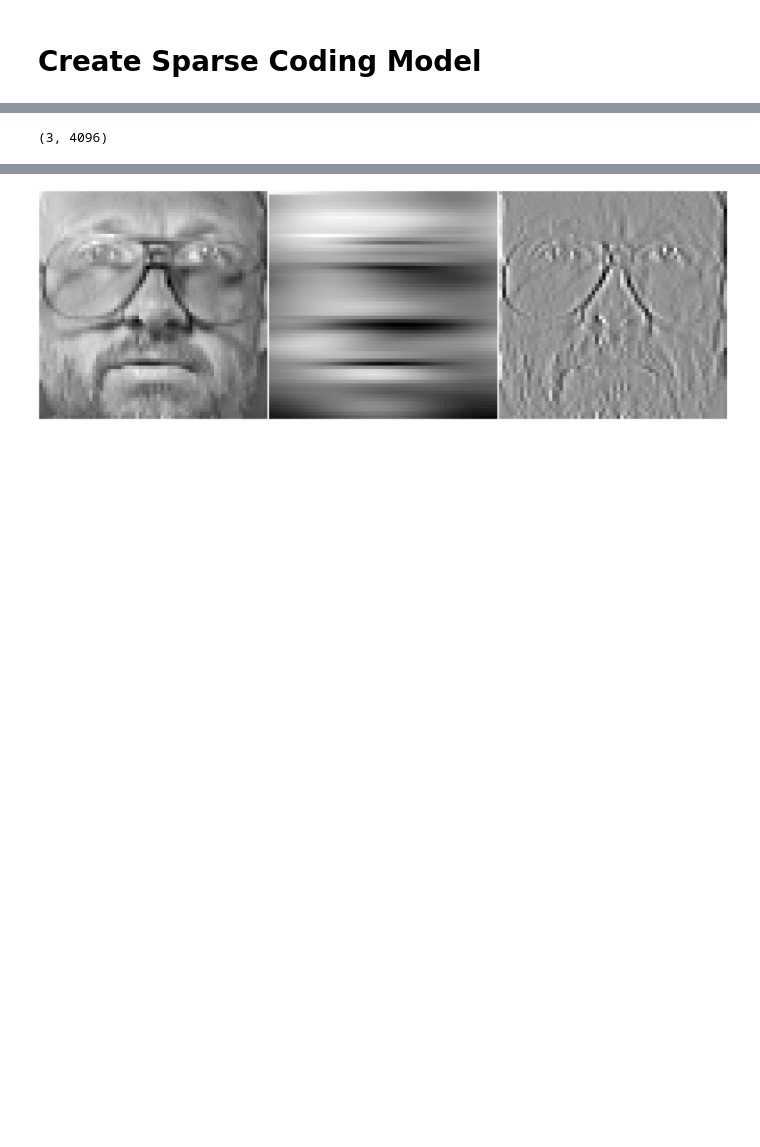
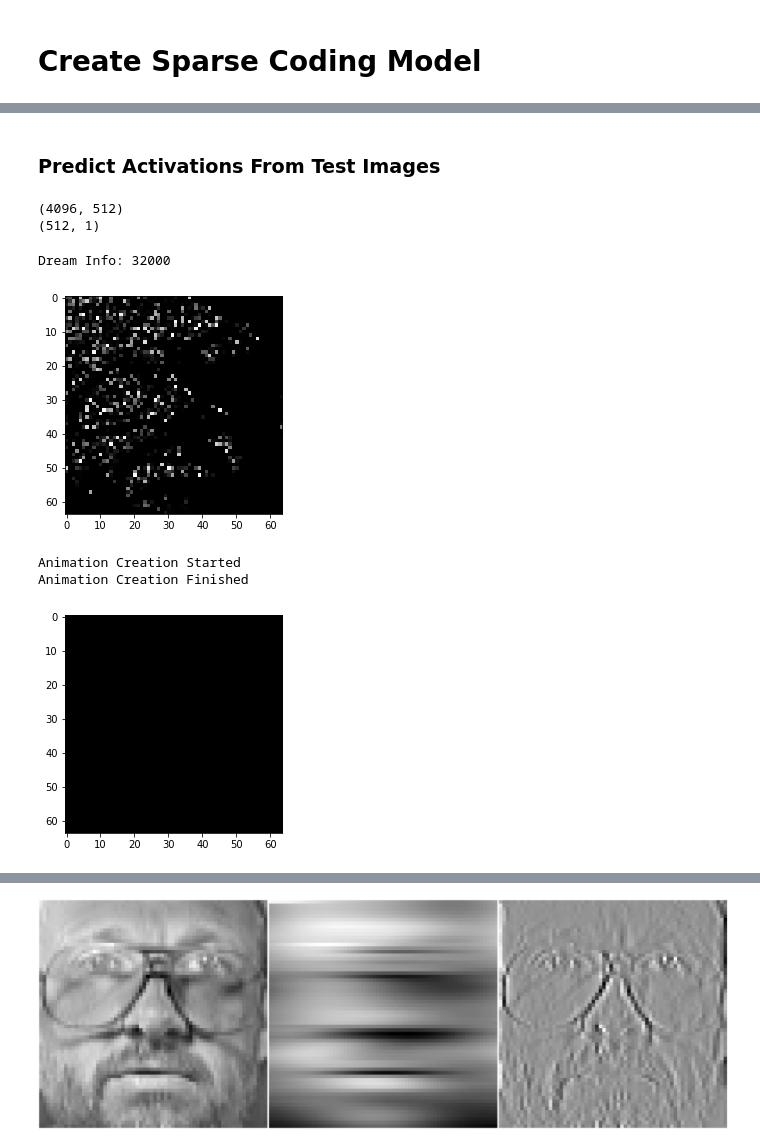
Before and after one commit to saarangp/dreammachines, a Jupyter notebook: sparse_dreams.ipynb, the cells around one changed output, grey strips where cells are left out. Cells and saved outputs as stored; diff of their text form; code cells hidden in the pictures; blank space fills up the shorter version.

```diff
--- a/sparse_dreams.ipynb
+++ b/sparse_dreams.ipynb
@@ -98,4 +117,2 @@ X_pred = model.generate(activations)
-# %%
-X_test.shape
-# %% [output]
-(3, 4096)
+# %% [markdown]
+### Predict Activations From Test Images
@@ -101,0 +121,39 @@ X_test.shape
+# %%
+h = hm.helmholtz([4096,512], 'beta', .1) #TODO: How are the [] params set?
+
+for i in tqdm(range(n_activations)):
+    img = model.Phi[:, i].reshape(image_shape)
+    h.train(image)
+
+# for image in tqdm(temp):
+#     image = image.reshape(1, -1)
+#     # print(f"image: {image.shape}")
+#     h.train(image)
+
+dreams = h.dreams
+print("Dream Info:", len(dreams)), len(dreams[0])
+
+plt.figure()
+plt.imshow(dreams[-1].reshape(image_shape), cmap = 'gray')
+plt.show()
+
+frames = [] # for storing the generated images
+fig = plt.figure()
+for dream in tqdm(dreams[::100]):
+    dream = dream.reshape(image_shape)
+    frames.append([plt.imshow(dream,cmap = 'gray',animated=True)])
+
+print('Animation Creation Started')
+ani = animation.ArtistAnimation(fig, frames, interval=10, blit=True)
+ani.save('faces_dreaming_2.gif')
+print('Animation Creation Finished')
+
+plt.show()
+# %% [output]
+(4096, 512)
+(512, 1)
+Dream Info: 32000
+[figure, added]
+Animation Creation Started
+Animation Creation Finished
+[figure, added]
```
Also changed, not shown: parts of 25 cells of this notebook.
